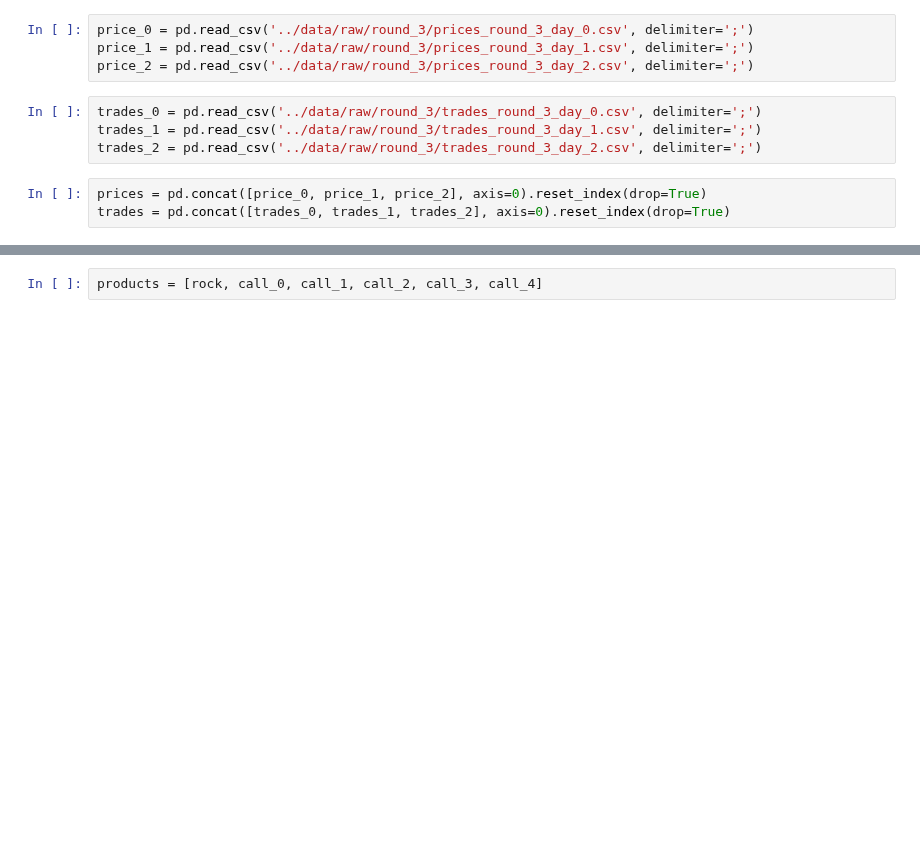
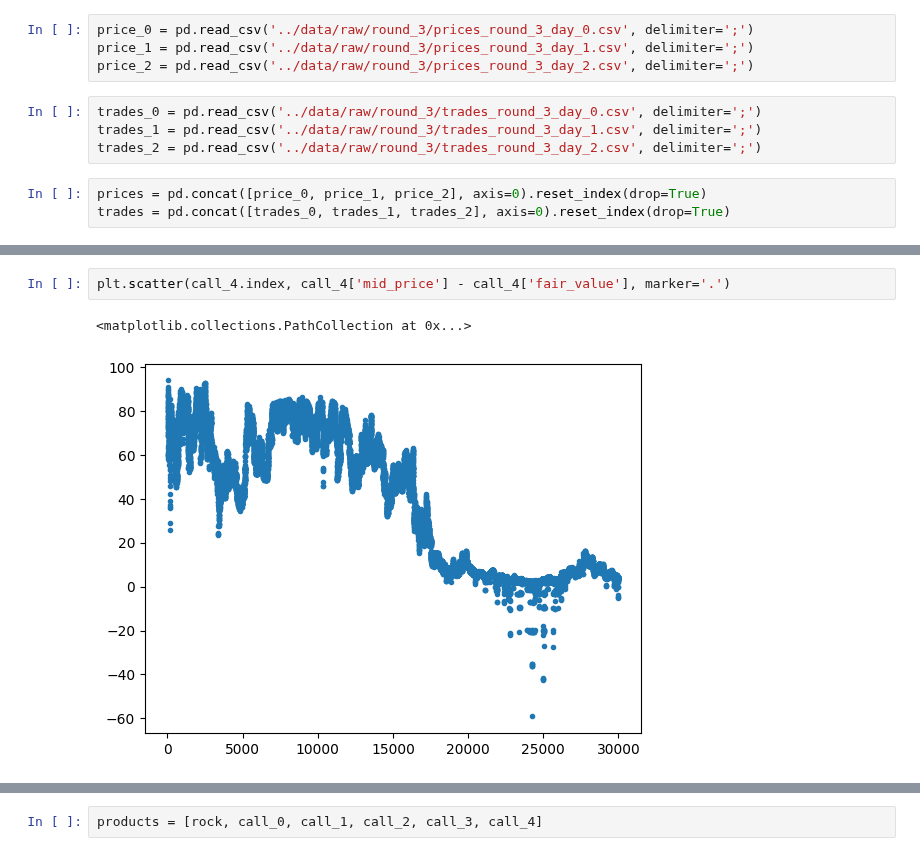
Before and after one commit to aemilani/imc-prosperity-3, a Jupyter notebook: notebooks/rock.ipynb, the cells around one changed output, grey strips where cells are left out. Cells and saved outputs as stored; diff of their text form; blank space fills up the shorter version.

```diff
--- a/notebooks/rock.ipynb
+++ b/notebooks/rock.ipynb
@@ -84,0 +119,5 @@ call_4 = prices[prices['product'] == 'VOLCANIC_ROCK_VOUCHER_10500'].reset_index(
+# %%
+plt.scatter(call_4.index, call_4['mid_price'] - call_4['fair_value'], marker='.')
+# %% [output]
+<matplotlib.collections.PathCollection at 0x...>
+[figure, added]
```
Also changed, not shown: parts of 19 cells of this notebook, 1 other file.
